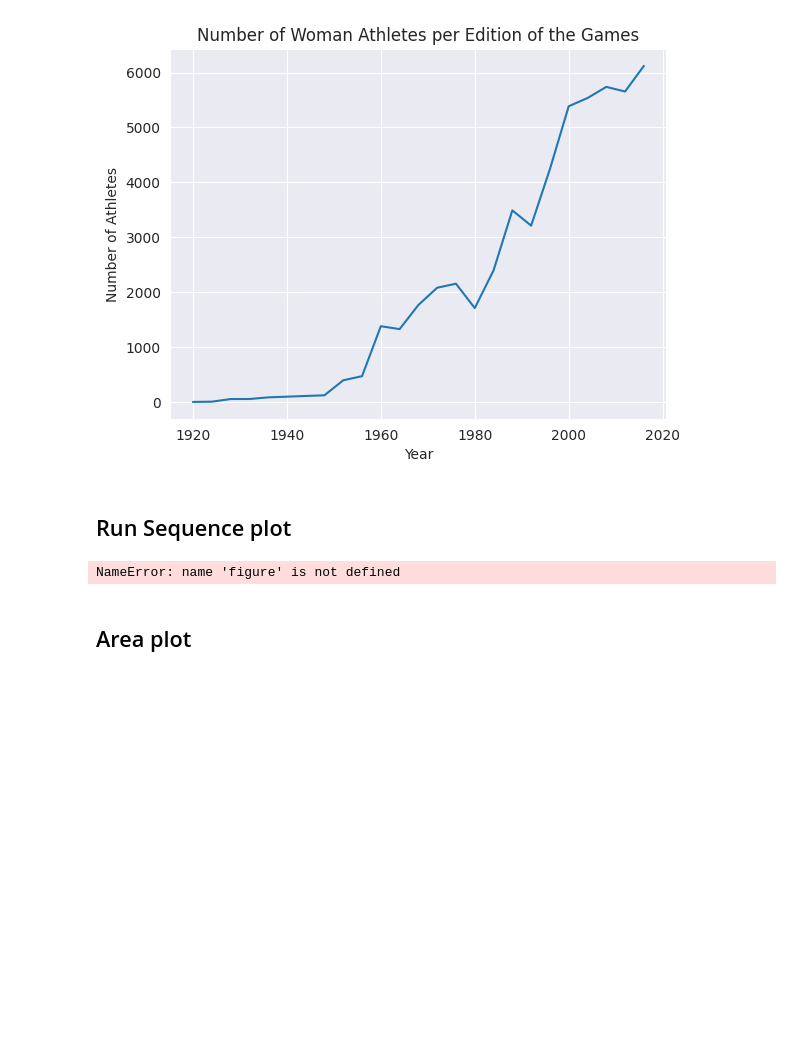
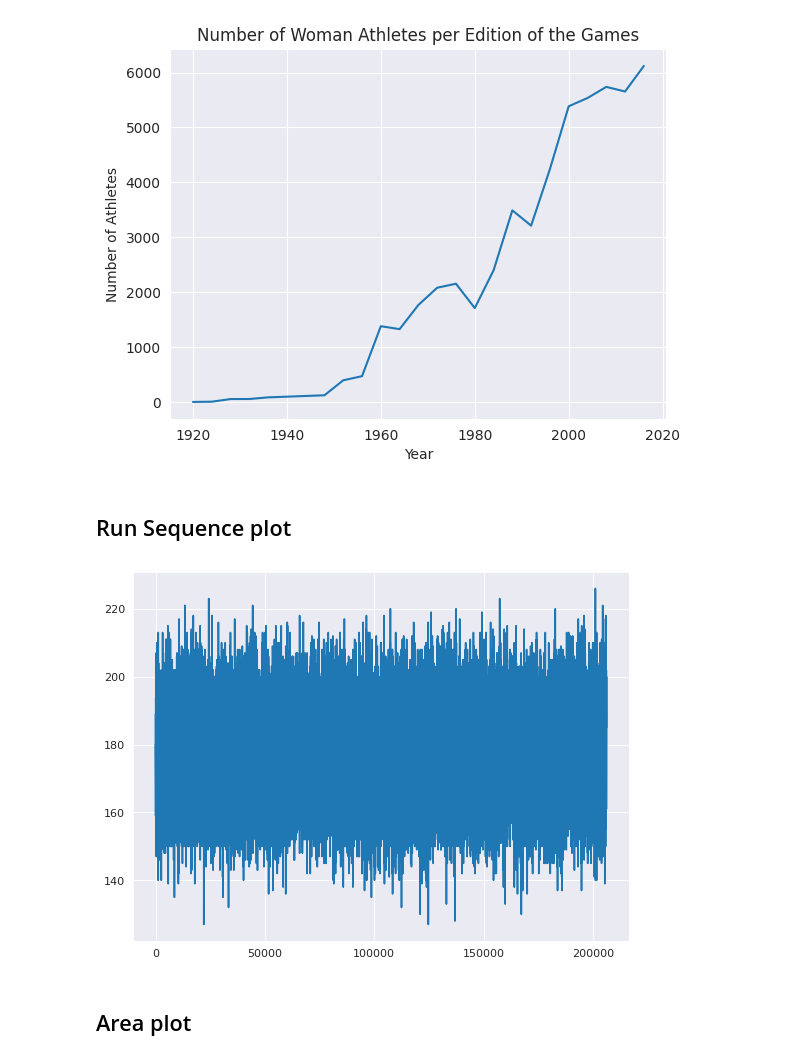
Before and after one commit to MichaelSchmidt1729/EDA, a Jupyter notebook: let_s_discover_more_about_the_olympic_games.ipynb, the cells around one changed output. Cells and saved outputs as stored; diff of their text form; code cells hidden in the pictures; blank space fills up the shorter version.

```diff
--- a/let_s_discover_more_about_the_olympic_games.ipynb
+++ b/let_s_discover_more_about_the_olympic_games.ipynb
@@ -384,10 +385,11 @@ plt.show()
 # %% [markdown]
 ## Run Sequence plot
 # %%
-figure(figsize=(8, 6), dpi=80)
-merged.Height.plot()
+plt.figure(figsize=(8, 6), dpi=80)
+merged['Height'].plot()  # Assuming 'merged' is a pandas DataFrame with a 'Height' column
+plt.show()
 # %% [output]
-NameError: name 'figure' is not defined
+[figure, added]
 # %% [markdown]
 ## Area plot
 # %%
```
Also changed, not shown: parts of 1 cell of this notebook.
